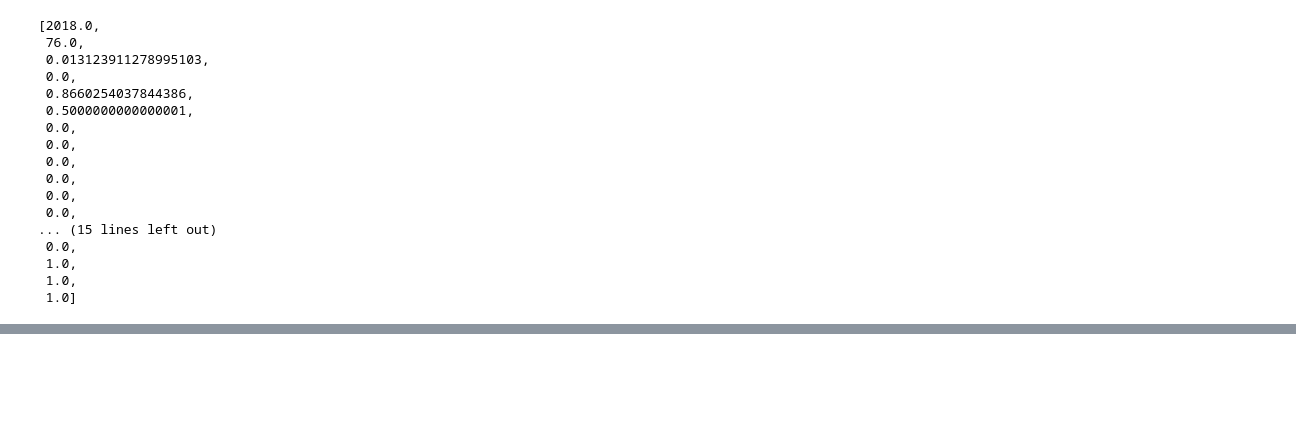
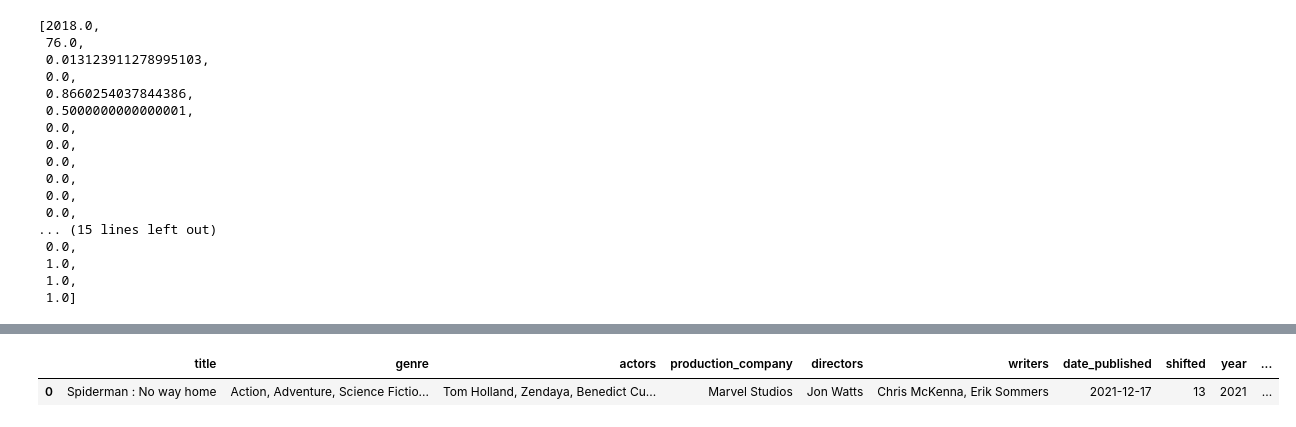
Before and after one commit to OscarTou/CinePred, a Jupyter notebook: notebooks/notebook test.ipynb, the cells around one changed output, grey strips where cells are left out. Drawn from its saved outputs; the diff is of its cells as text; code cells hidden in the pictures; blank space fills up the shorter version.

Commit message:
get last version

```diff
--- a/notebooks/notebook test.ipynb
+++ b/notebooks/notebook test.ipynb
@@ -214,0 +373,13 @@ search_actors('Brad Pitt')
+# %%
+last_income_zendaya = int(prepro_df[prepro_df['actors'].str.contains('Zendaya')].sort_values('year', ascending=False).head(1)['worlwide_gross_income'].values[0])
+# %%
+last_income_Benedict = int(prepro_df[prepro_df['actors'].str.contains('Benedict Cumberbatch')].sort_values('year', ascending=False).head(1)['worlwide_gross_income'].values[0])
+# %%
+last_income = (last_income_Benedict + last_income_tom + last_income_zendaya)/3
+# %%
+dataframe_test['last_income']=10**(last_income)
+# %%
+dataframe_test
+# %% [output]
+|  | title | genre | actors | production_company | directors | writers | date_published | shifted | year | ... |
+| 0 | Spiderman : No way home | Action, Adventure, Science Fictio... | Tom Holland, Zendaya, Benedict Cu... | Marvel Studios | Jon Watts | Chris McKenna, Erik Sommers | 2021-12-17 | 13 | 2021 | ... |
```
Also changed, not shown: parts of 53 cells of this notebook, 3 other files.
